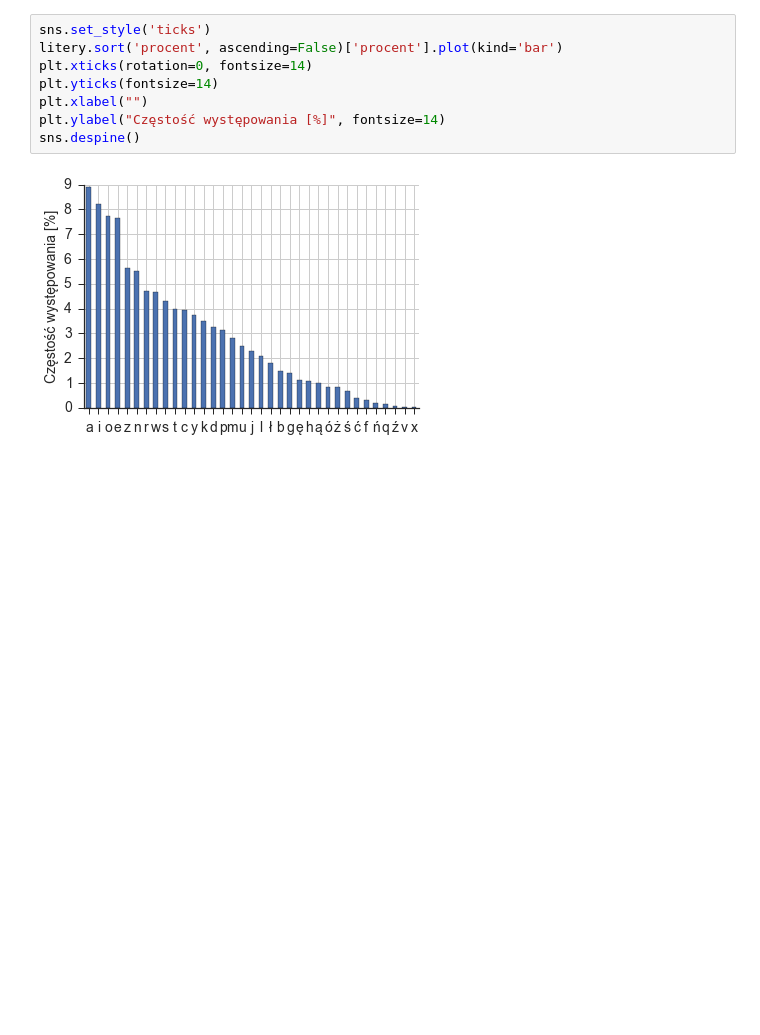
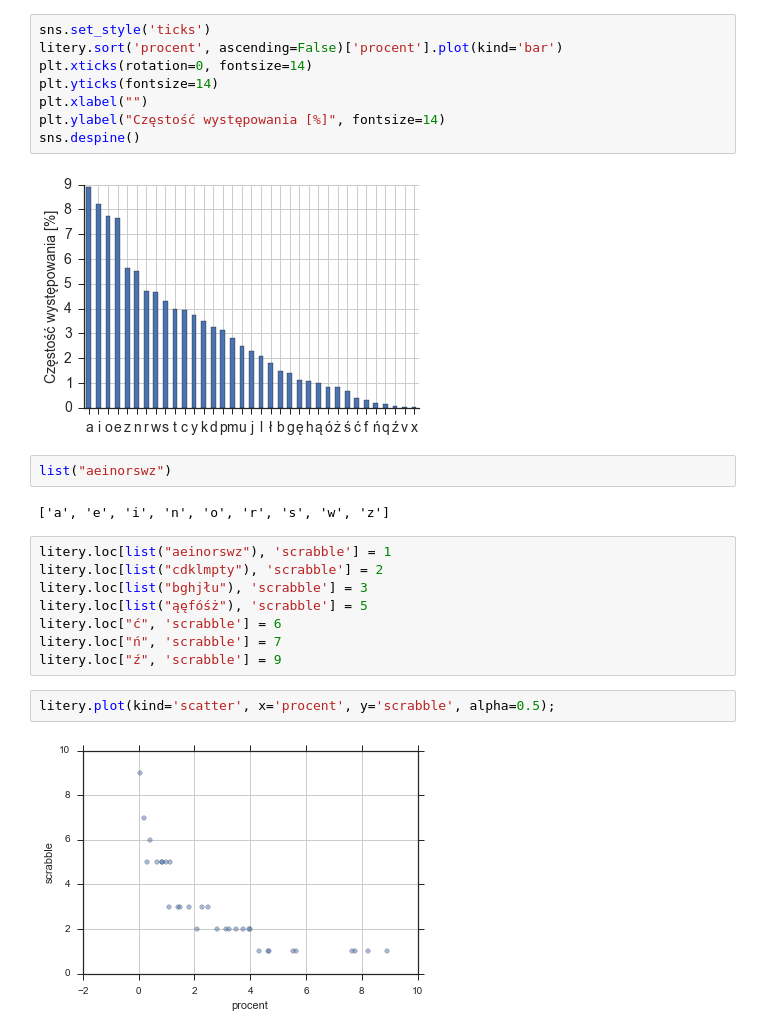
Before and after one commit to stared/delta-entropia, a Jupyter notebook: entropia.ipynb, the cells around one changed output. Cells and saved outputs as stored; diff of their text form; blank space fills up the shorter version.

```diff
--- a/entropia.ipynb
+++ b/entropia.ipynb
@@ -87,3 +87,19 @@ plt.ylabel("Częstość występowania [%]", fontsize=14)
 sns.despine()
 # %% [output]
 [figure]
+# %%
+list("aeinorswz")
+# %% [output]
+['a', 'e', 'i', 'n', 'o', 'r', 's', 'w', 'z']
+# %%
+litery.loc[list("aeinorswz"), 'scrabble'] = 1
+litery.loc[list("cdklmpty"), 'scrabble'] = 2
+litery.loc[list("bghjłu"), 'scrabble'] = 3
+litery.loc[list("ąęfóśż"), 'scrabble'] = 5
+litery.loc["ć", 'scrabble'] = 6
+litery.loc["ń", 'scrabble'] = 7
+litery.loc["ź", 'scrabble'] = 9
+# %%
+litery.plot(kind='scatter', x='procent', y='scrabble', alpha=0.5);
+# %% [output]
+[figure, added]
```
Also changed, not shown: parts of 4 cells of this notebook.
